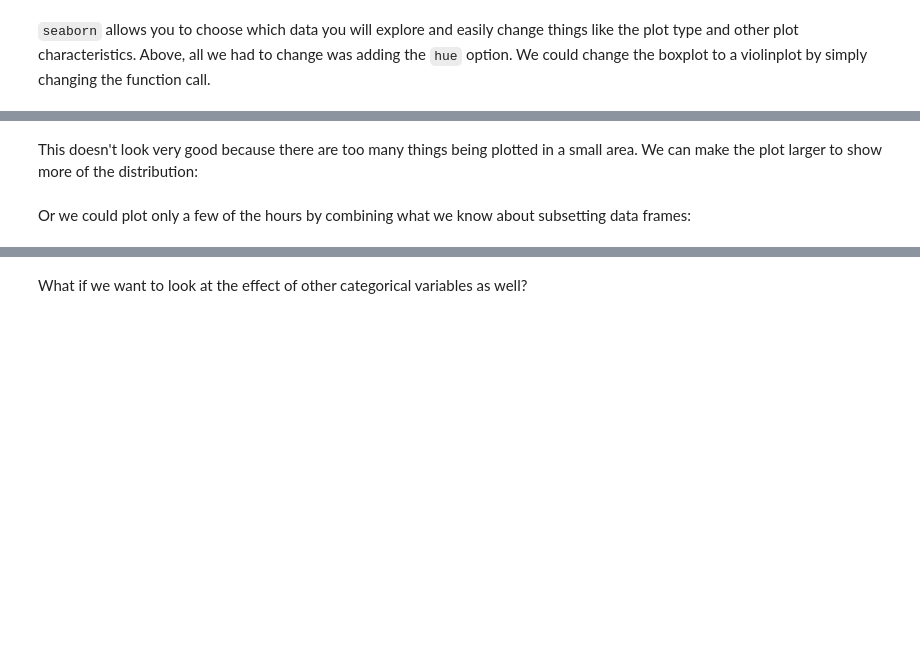
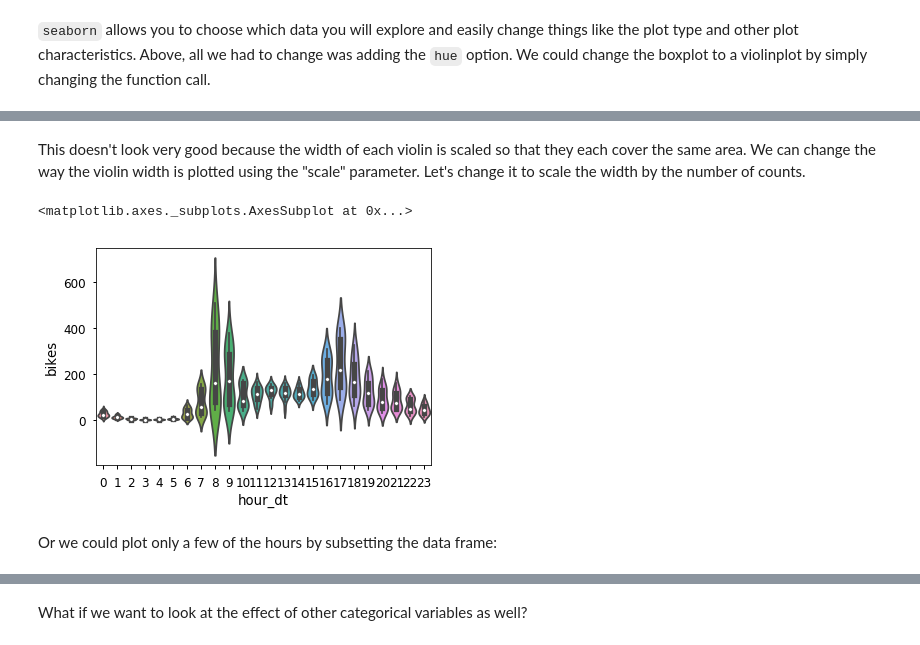
Before and after one commit to mbonsma/python-workshop, a Jupyter notebook: python-workshop.ipynb, the cells around one changed output, grey strips where cells are left out. Drawn from its saved outputs; the diff is of its cells as text; code cells hidden in the pictures; blank space fills up the shorter version.

```diff
--- a/python-workshop.ipynb
+++ b/python-workshop.ipynb
@@ -1591,3 +1639,5 @@ By splitting the data to colour it by the direction of travel, we can see that t
+# %%
+sns.set_context(context='notebook', font_scale=1.2)
 # %% [markdown]
 `seaborn` allows you to choose which data you will explore and easily change things like the plot type and other plot characteristics. Above, all we had to change was adding the `hue` option. We could change the boxplot to a violinplot by simply changing the function call.
 # %%
@@ -1595,2 +1647,0 @@ sns.violinplot(x='hour_dt', y='bikes', data=bike_counts_weekdays)
-# %% [markdown]
-This doesn't look very good because there are too many things being plotted in a small area. We can make the plot larger to show more of the distribution:
@@ -1599,5 +1648,12 @@ This doesn't look very good because there are too many things being plotted in a
+# %% [markdown]
+This doesn't look very good because the width of each violin is scaled so that they each cover the same area. We can change the way the violin width is plotted using the "scale" parameter. Let's change it to scale the width by the number of counts.
+# %%
+sns.violinplot(x='hour_dt', y='bikes', data=bike_counts_weekdays, scale = "count")
+# %% [output]
+<matplotlib.axes._subplots.AxesSubplot at 0x...>
+[figure, added]
 # %% [markdown]
-Or we could plot only a few of the hours by combining what we know about subsetting data frames:
+Or we could plot only a few of the hours by subsetting the data frame:
 # %%
 sns.violinplot(x='hour_dt', y='bikes',
                data=bike_counts_weekdays[(bike_counts_weekdays['hour_dt'] == 7) |
```
Also changed, not shown: parts of 30 cells of this notebook.
